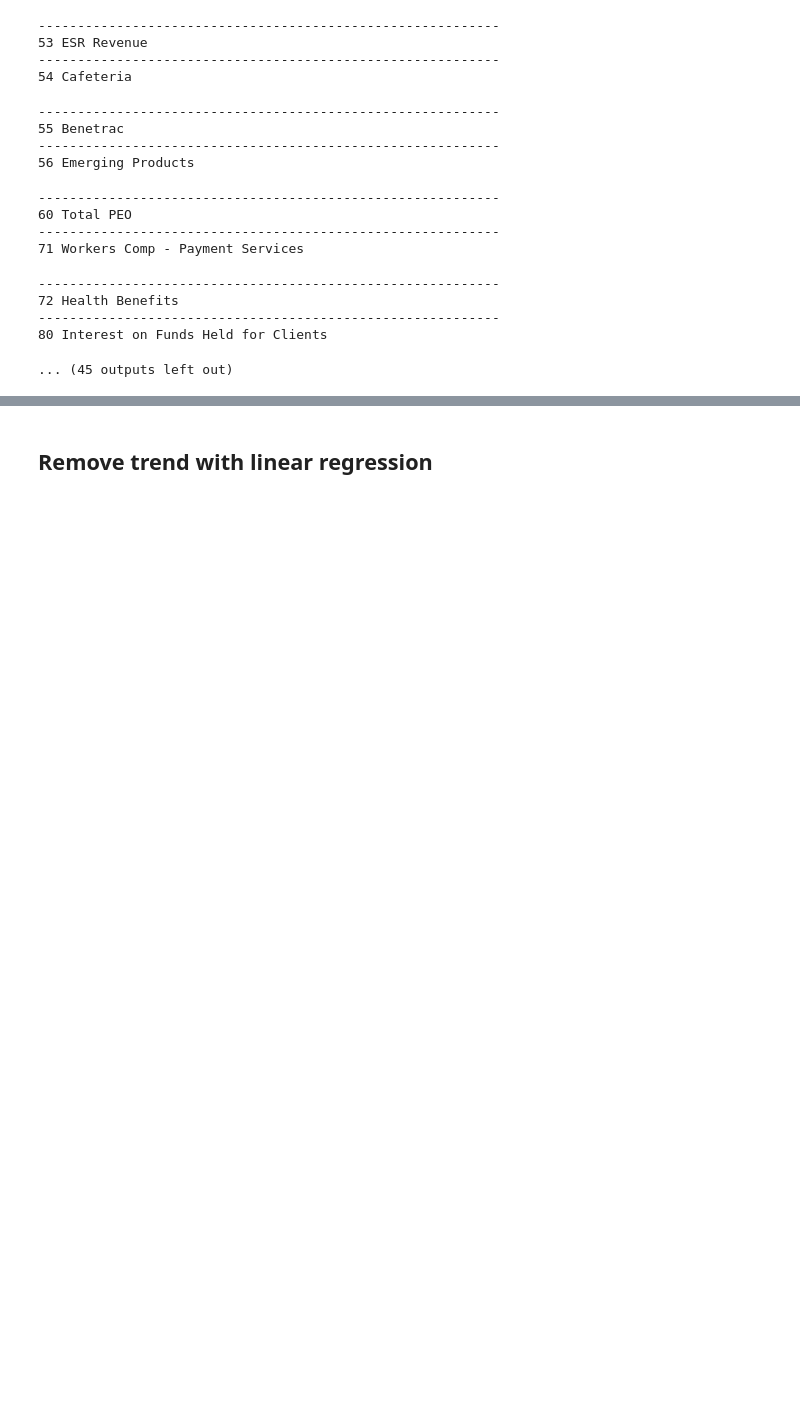
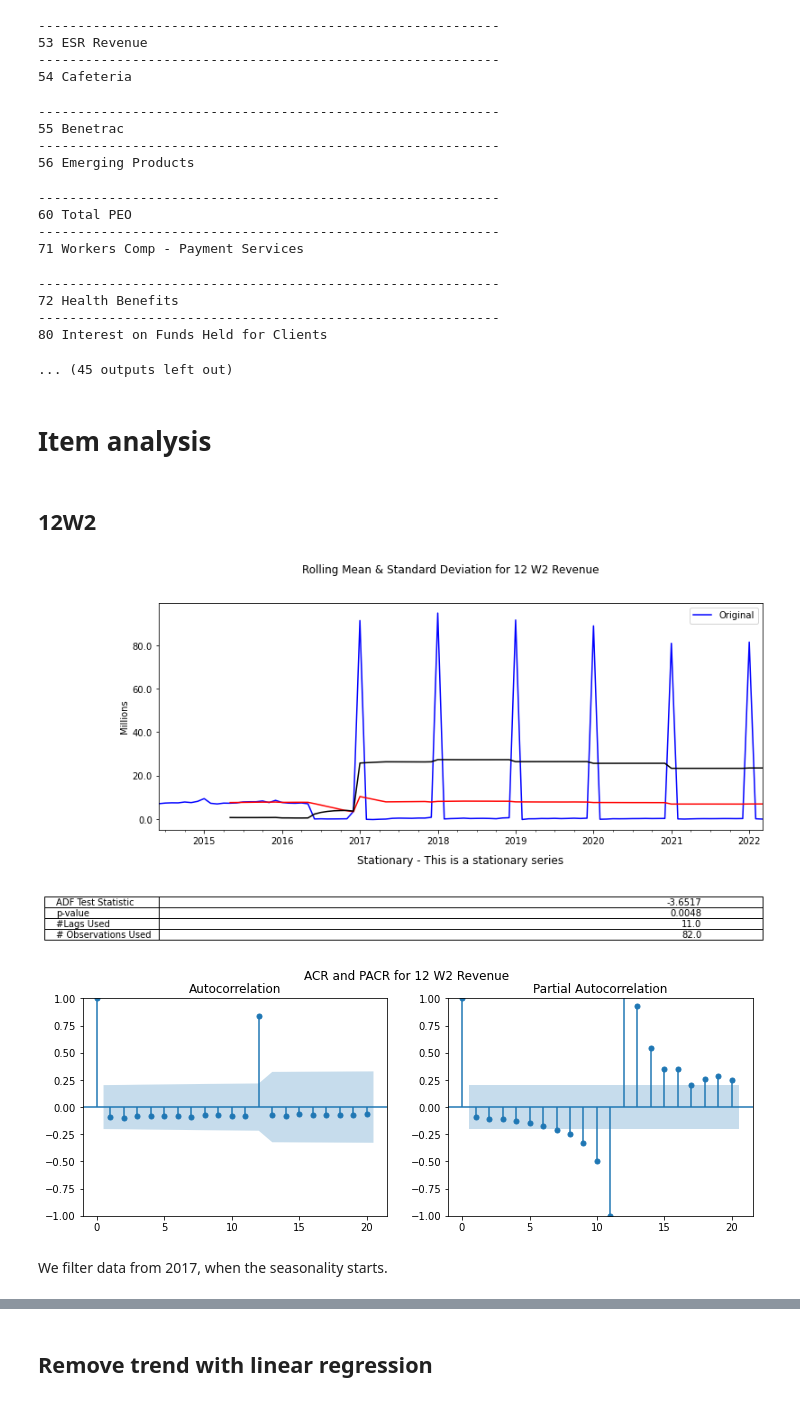
Before and after one commit to jluisjm/Paychex_revenue_forecast, a Jupyter notebook: notebooks/Initial_diagnostic.ipynb, the cells around one changed output, grey strips where cells are left out. Cells and saved outputs as stored; diff of their text form; code cells hidden in the pictures; blank space fills up the shorter version.

```diff
--- a/notebooks/Initial_diagnostic.ipynb
+++ b/notebooks/Initial_diagnostic.ipynb
@@ -103,3 +120,15 @@ for c in df_month.select_dtypes(include=np.number).columns:
 -----------------------------------------------------------
 80 Interest on Funds Held for Clients
 ... (45 outputs left out)
+# %% [markdown]
+# Item analysis
+# %% [markdown]
+## 12W2
+# %%
+fig = stationarity_test(df_month['12 W2 Revenue'])
+fig = autocorrelation_test(df_month['12 W2 Revenue'])
+# %% [output]
+[figure, added]
+[figure, added]
+# %% [markdown]
+We filter data from 2017, when the seasonality starts.
```
Also changed, not shown: parts of 42 cells of this notebook, 6 other files.
